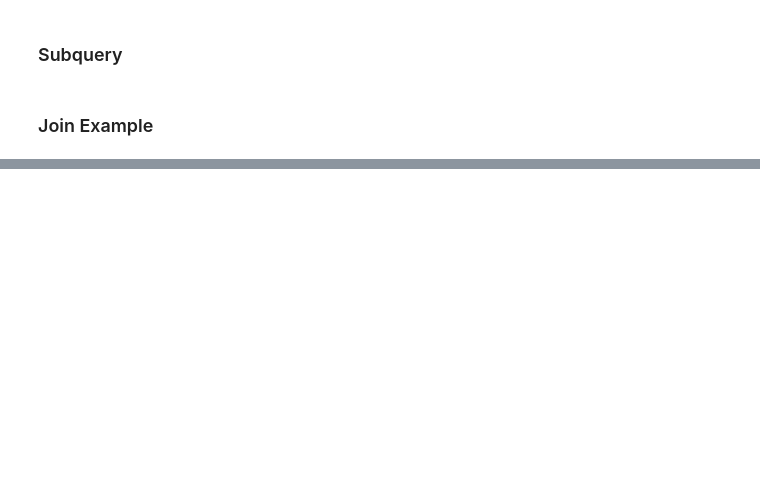
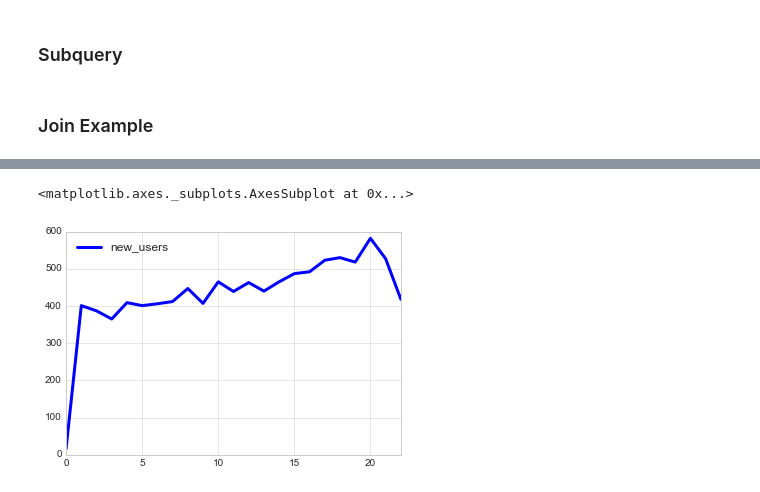
Before and after one commit to thevioletpiece/data_science_tools, a Jupyter notebook: databases/eliflo.ipynb, the cells around one changed output, grey strips where cells are left out. Cells and saved outputs as stored; diff of their text form; code cells hidden in the pictures; blank space fills up the shorter version.

```diff
--- a/databases/eliflo.ipynb
+++ b/databases/eliflo.ipynb
@@ -284,0 +358,14 @@ b=sql.read_sql(constructRetentionCurve('2012-06'), con=conn)
+# %%
+#Show signups per day
+new_users=sql.read_sql('''
+select
+    substr(date(datecreated, 'unixepoch'), 1,7) as month_created,
+    count(*) as new_users
+from
+    eliflo_users
+group by 1
+''', con=conn)
+new_users.plot()
+# %% [output]
+<matplotlib.axes._subplots.AxesSubplot at 0x...>
+[figure, added]
```
Also changed, not shown: parts of 22 cells of this notebook, 5 other files.
